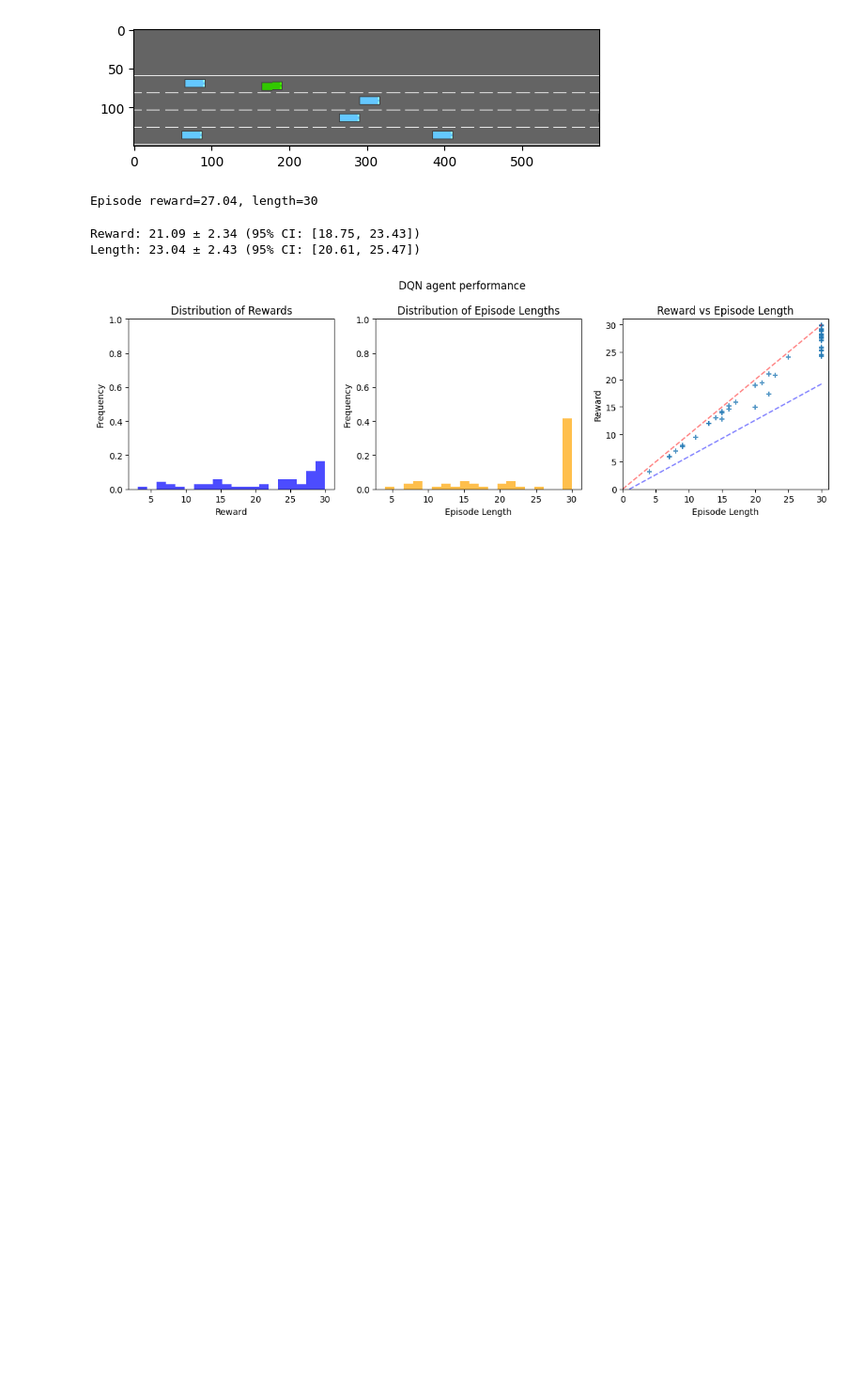
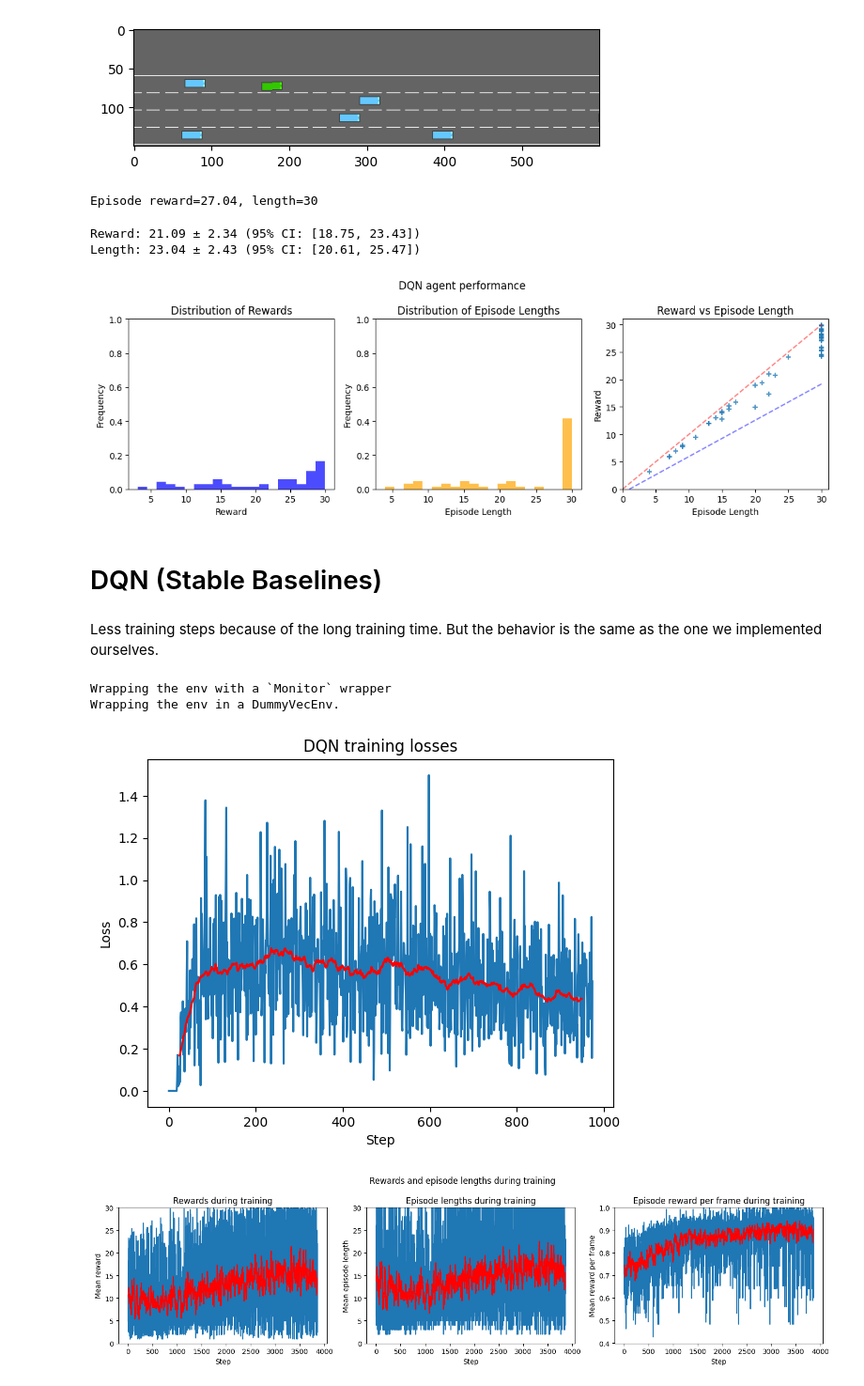
Before and after one commit to Limekaaa/highway-rl, a Jupyter notebook: dqn_analysis.ipynb, the cells around one changed output. Shown at 94% size. Cells and saved outputs as stored; diff of their text form; code cells hidden in the pictures; blank space fills up the shorter version.

```diff
--- a/dqn_analysis.ipynb
+++ b/dqn_analysis.ipynb
@@ -177,3 +177,31 @@ Length: 23.04 ± 2.43 (95% CI: [20.61, 25.47])
 plot_rewards_lengths(rewards, lengths, title="DQN agent performance")
 # %% [output]
 [figure]
+# %% [markdown]
+# DQN (Stable Baselines)
+# %% [markdown]
+Less training steps because of the long training time. But the behavior is the same as the one we implemented ourselves.
+# %%
+from highway.models.dqn_sb3.dqn_sb3 import DQN_SB3
+import pandas as pd
+import os
+
+best_model_path = os.path.join("logs", "dqn_sb3", "best_model", "best_model.zip")
+
+dqn_sb3_agent = DQN_SB3.load(best_model_path, env=env)
+
+dqn_progress = pd.read_csv(os.path.join("logs", "dqn_sb3", "progress.csv"))
+dqn_train_monitor = pd.read_csv(os.path.join("logs", "dqn_sb3", "train_monitor.csv"), comment="#")
+
+losses = dqn_progress["train/loss"].fillna(0).values
+rewards = dqn_train_monitor["r"].fillna(0).values
+lengths = dqn_train_monitor["l"].fillna(0).values
+# %% [output]
+Wrapping the env with a `Monitor` wrapper
+Wrapping the env in a DummyVecEnv.
+# %%
+plot_losses(losses, nb_smoothen=50, title="DQN training losses")
+plot_train_rewards_lengths(rewards, lengths, nb_smoothen=15)
+# %% [output]
+[figure, added]
+[figure, added]
```
Also changed, not shown: parts of 4 cells of this notebook, 30 other files.
